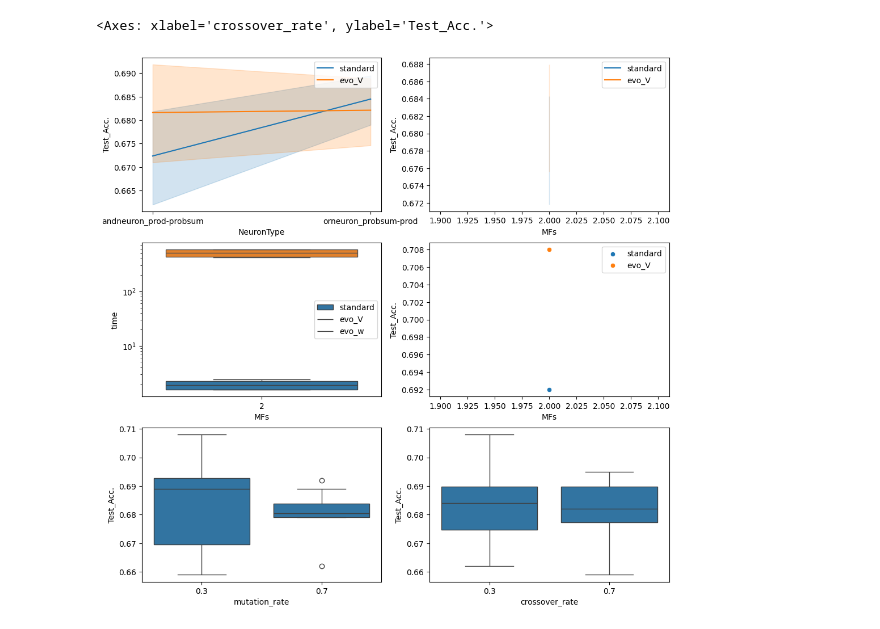
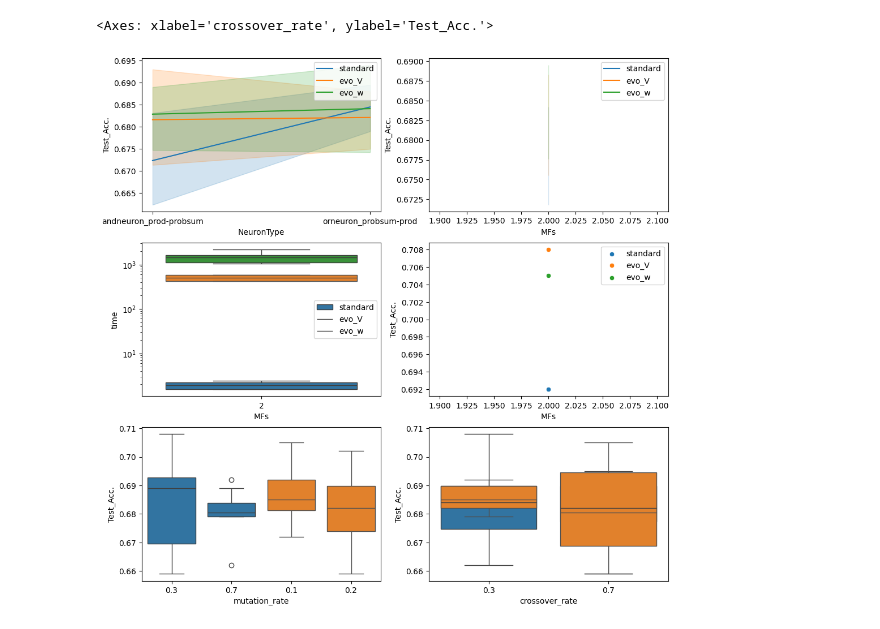
Before and after one commit to IDA-FBK/NeuroFuzzyProject, a Jupyter notebook: experiments/results/show_results_maternal_hr.ipynb, the cells around one changed output. Drawn from its saved outputs; the diff is of its cells as text; code cells hidden in the pictures.

```diff
--- a/experiments/results/show_results_maternal_hr.ipynb
+++ b/experiments/results/show_results_maternal_hr.ipynb
@@ -30,49 +30,49 @@ dataset = "maternal_hr"
 
 global_results_standard = pd.read_csv(dataset + "/no_evoruns_results_0.csv")
 global_results_evo_V = pd.read_csv(dataset + "/global_result_V.csv")
-# global_results_evo_w = pd.read_csv(dataset + "/global_result_w.csv")
+global_results_evo_w = pd.read_csv(dataset + "/global_result_w.csv")
 
 
 #plot the results
 figure1, axs = plt.subplots(3, 2, figsize=(12, 12))
 sns.lineplot(data=global_results_standard, x="NeuronType", y="Test_Acc.", label="standard", ax=axs[0,0])
 sns.lineplot(data=global_results_evo_V, x="NeuronType", y="Test_Acc.", label="evo_V", ax=axs[0,0])
-# sns.lineplot(data=global_results_evo_w, x="NeuronType", y="Test_Acc.", label="evo_w", ax=axs[0,0])
+sns.lineplot(data=global_results_evo_w, x="NeuronType", y="Test_Acc.", label="evo_w", ax=axs[0,0])
 
 sns.lineplot(data=global_results_standard, x="MFs", y="Test_Acc.", label="standard", ax=axs[0,1], markers="o")
 sns.lineplot(data=global_results_evo_V, x="MFs", y="Test_Acc.", label="evo_V", ax=axs[0,1], markers="o")
-# sns.lineplot(data=global_results_evo_w, x="MFs", y="Test_Acc.", label="evo_w", ax=axs[0,1], markers="o")
+sns.lineplot(data=global_results_evo_w, x="MFs", y="Test_Acc.", label="evo_w", ax=axs[0,1], markers="o")
 
 
 sns.boxplot(data=global_results_standard[global_results_standard["MFs"]==2], x="MFs", y="time", ax=axs[1,0])
 sns.boxplot(data=global_results_evo_V[global_results_evo_V["MFs"]==2], x="MFs", y="time",  ax=axs[1,0])
-# sns.boxplot(data=global_results_evo_w[global_results_evo_w["MFs"]==2], x="MFs", y="time",  ax=axs[1,0])
+sns.boxplot(data=global_results_evo_w[global_results_evo_w["MFs"]==2], x="MFs", y="time",  ax=axs[1,0])
 axs[1,0].legend(["standard", "evo_V", "evo_w"])
 axs[1,0].set_yscale("log")
 
 # sns.boxplot(data=global_results_standard[global_results_standard["MFs"]==3], x="MFs", y="time", ax=axs[1,0])
 # sns.boxplot(data=global_results_evo_V[global_results_evo_V["MFs"]==3], x="MFs", y="time",  ax=axs[1,0])
 # axs[1,0].legend(["standard", "evo_V", "evo_w"])
 # axs[1,0].set_yscale("log")
 
 
 # sns.boxplot(data=global_results_standard[global_results_standard["MFs"]==2], x="MFs", y="Test_F1", ax=axs[1,1])
 # sns.boxplot(data=global_results_evo_V[global_results_evo_V["MFs"]==2], x="MFs", y="Test_F1", ax=axs[1,1])
 
 #Get the best results on the validation set
 best_standard = global_results_standard.loc[global_results_standard.groupby("MFs")["Test_Acc."].idxmax()]
 best_evo_V = global_results_evo_V.loc[global_results_evo_V.groupby("MFs")["Test_Acc."].idxmax()]
-# best_evo_w = global_results_evo_w.loc[global_results_evo_w.groupby("MFs")["Test_Acc."].idxmax()]
+best_evo_w = global_results_evo_w.loc[global_results_evo_w.groupby("MFs")["Test_Acc."].idxmax()]
 sns.scatterplot(data=best_standard, x="MFs", y="Test_Acc.", label="standard", ax=axs[1,1], markers="o")
 sns.scatterplot(data=best_evo_V, x="MFs", y="Test_Acc.", label="evo_V", ax=axs[1,1], markers="o")
-# sns.scatterplot(data=best_evo_w, x="MFs", y="Test_Acc.", label="evo_w", ax=axs[1,1], markers="o")
+sns.scatterplot(data=best_evo_w, x="MFs", y="Test_Acc.", label="evo_w", ax=axs[1,1], markers="o")
 
 sns.boxplot(data=global_results_evo_V, x="mutation_rate", y="Test_Acc.", ax=axs[2,0])
-# sns.boxplot(data=global_results_evo_w, x="mutation_rate", y="Test_Acc.", ax=axs[2,0])
+sns.boxplot(data=global_results_evo_w, x="mutation_rate", y="Test_Acc.", ax=axs[2,0])
 
 
 sns.boxplot(data=global_results_evo_V, x="crossover_rate", y="Test_Acc.", ax=axs[2,1])
-# sns.boxplot(data=global_results_evo_w, x="crossover_rate", y="Test_Acc.", ax=axs[2,1])
+sns.boxplot(data=global_results_evo_w, x="crossover_rate", y="Test_Acc.", ax=axs[2,1])
 # %% [output]
 <Axes: xlabel='crossover_rate', ylabel='Test_Acc.'>
-[figure, old version]
+[figure, new version]
```
Also changed, not shown: 1 other file.
